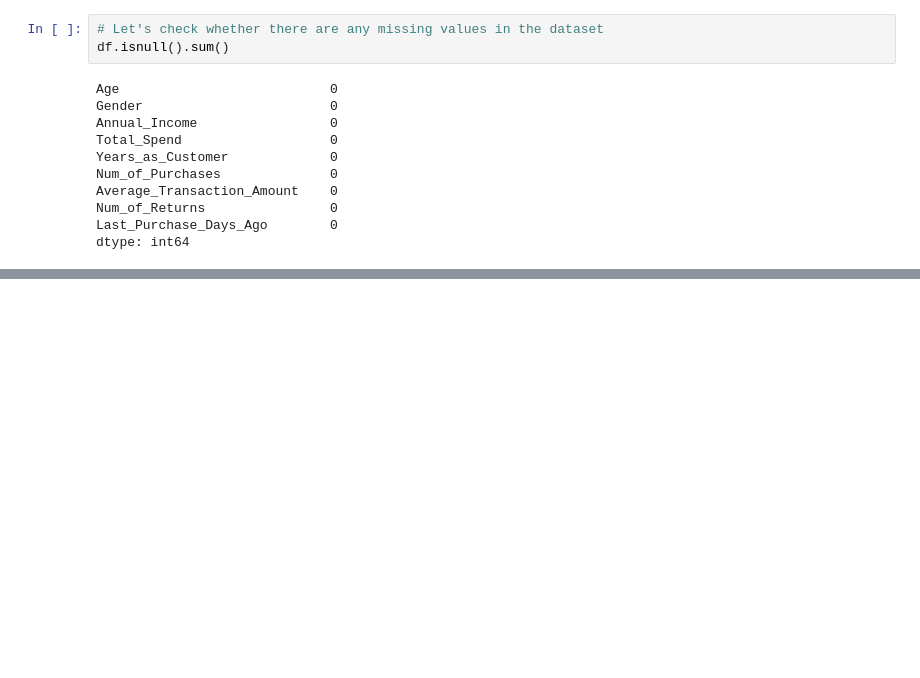
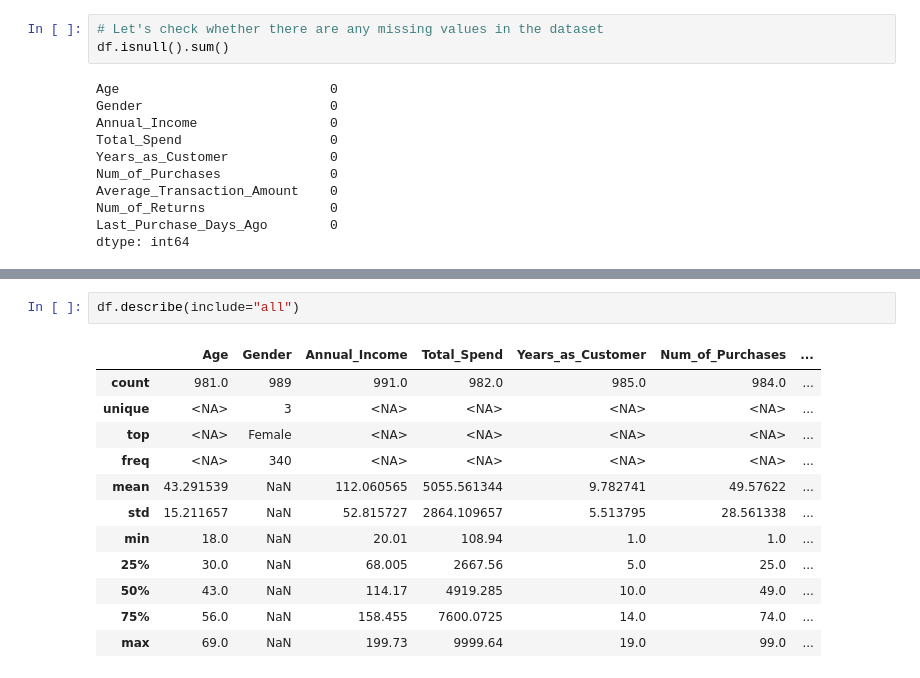
Before and after one commit to tacotuesday/most-valuable-customers, a Jupyter notebook: notebooks/most-valuable-customers.ipynb, the cells around one changed output, grey strips where cells are left out. Cells and saved outputs as stored; diff of their text form; blank space fills up the shorter version.

```diff
--- a/notebooks/most-valuable-customers.ipynb
+++ b/notebooks/most-valuable-customers.ipynb
@@ -134,0 +160,15 @@ dtype: int64
+# %%
+df.describe(include="all")
+# %% [output]
+|  | Age | Gender | Annual_Income | Total_Spend | Years_as_Customer | Num_of_Purchases | ... |
+| count | 981.0 | 989 | 991.0 | 982.0 | 985.0 | 984.0 | ... |
+| unique | <NA> | 3 | <NA> | <NA> | <NA> | <NA> | ... |
+| top | <NA> | Female | <NA> | <NA> | <NA> | <NA> | ... |
+| freq | <NA> | 340 | <NA> | <NA> | <NA> | <NA> | ... |
+| mean | 43.291539 | NaN | 112.060565 | 5055.561344 | 9.782741 | 49.57622 | ... |
+| std | 15.211657 | NaN | 52.815727 | 2864.109657 | 5.513795 | 28.561338 | ... |
+| min | 18.0 | NaN | 20.01 | 108.94 | 1.0 | 1.0 | ... |
+| 25% | 30.0 | NaN | 68.005 | 2667.56 | 5.0 | 25.0 | ... |
+| 50% | 43.0 | NaN | 114.17 | 4919.285 | 10.0 | 49.0 | ... |
+| 75% | 56.0 | NaN | 158.455 | 7600.0725 | 14.0 | 74.0 | ... |
+| max | 69.0 | NaN | 199.73 | 9999.64 | 19.0 | 99.0 | ... |
```
Also changed, not shown: parts of 6 cells of this notebook.
